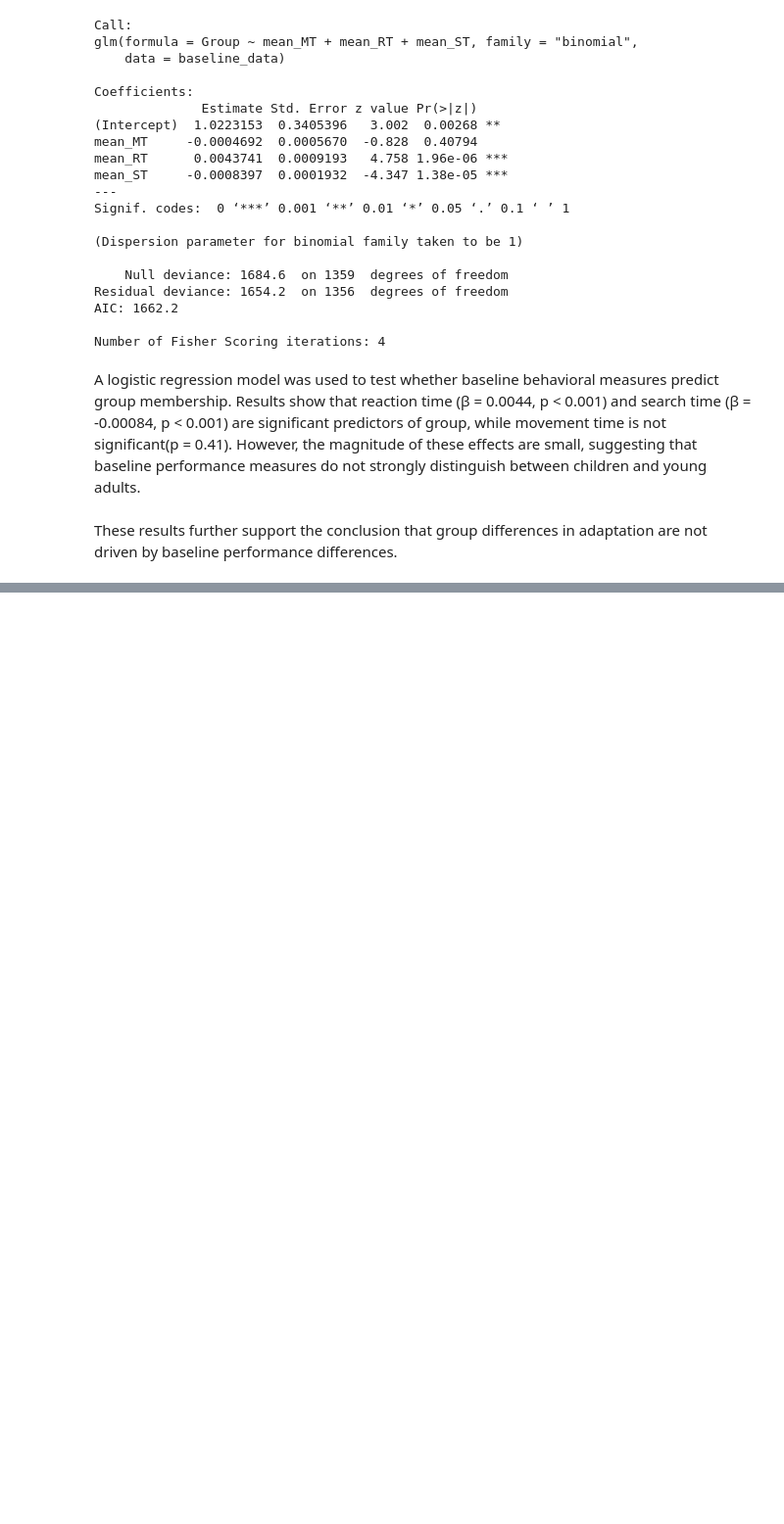
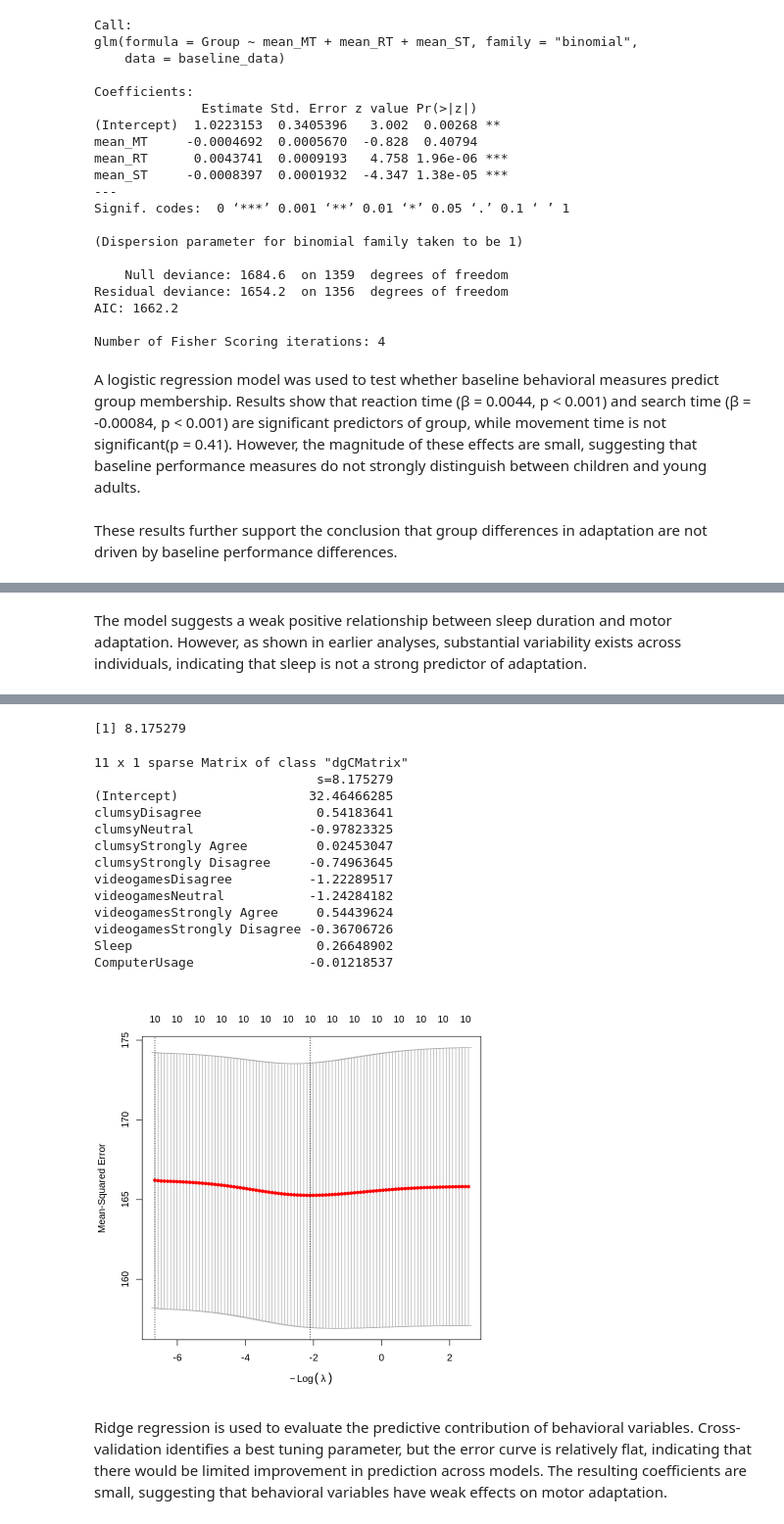
Before and after one commit to scelliot-cpu/Elliott_DSPN_26_FinalProject, a Jupyter notebook: Elliott_DSPN_S26_FinalProject.ipynb, the cells around one changed output, grey strips where cells are left out. Shown at 98% size. Cells and saved outputs as stored; diff of their text form; code cells hidden in the pictures; blank space fills up the shorter version.

```diff
--- a/Elliott_DSPN_S26_FinalProject.ipynb
+++ b/Elliott_DSPN_S26_FinalProject.ipynb
@@ -562,0 +657,22 @@ These results further support the conclusion that group differences in adaptatio
+# %% [markdown]
+The model suggests a weak positive relationship between sleep duration and motor adaptation. However, as shown in earlier analyses, substantial variability exists across individuals, indicating that sleep is not a strong predictor of adaptation.
+# %%
+install.packages("glmnet")
+library(glmnet)
+
+ridge_data <- late_data %>%
+  select(mean_angle, clumsy, videogames, Sleep, ComputerUsage) %>%
+  drop_na()
+
+x <- model.matrix(mean_angle ~ clumsy + videogames + Sleep + ComputerUsage, ridge_data)[,-1]
+y <- ridge_data$mean_angle
+
+cv.out <- cv.glmnet(x, y, alpha = 0)
+plot(cv.out)
+
+bestlam <- cv.out$lambda.min
+bestlam
+
+ridge.mod <- glmnet(x, y, alpha = 0)
+coef(ridge.mod, s = bestlam)
+# %% [output]
@@ -562,0 +681,17 @@ These results further support the conclusion that group differences in adaptatio
+[1] 8.175279
+11 x 1 sparse Matrix of class "dgCMatrix"
+                             s=8.175279
+(Intercept)                 32.46466285
+clumsyDisagree               0.54183641
+clumsyNeutral               -0.97823325
+clumsyStrongly Agree         0.02453047
+clumsyStrongly Disagree     -0.74963645
+videogamesDisagree          -1.22289517
+videogamesNeutral           -1.24284182
+videogamesStrongly Agree     0.54439624
+videogamesStrongly Disagree -0.36706726
+Sleep                        0.26648902
+ComputerUsage               -0.01218537
+[figure, added]
+# %% [markdown]
+Ridge regression is used to evaluate the predictive contribution of behavioral variables. Cross-validation identifies a best tuning parameter, but the error curve is relatively flat, indicating that there would be limited improvement in prediction across models. The resulting coefficients are small, suggesting that behavioral variables have weak effects on motor adaptation.
```
Also changed, not shown: parts of 13 cells of this notebook.
